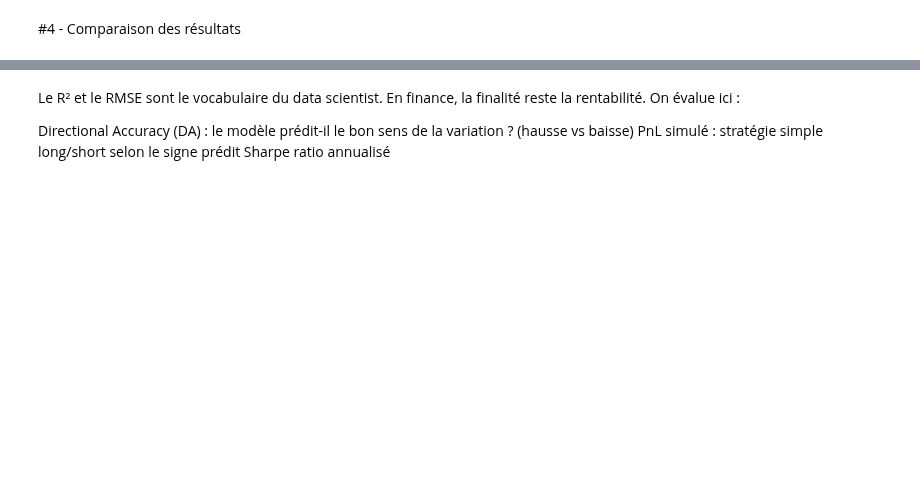
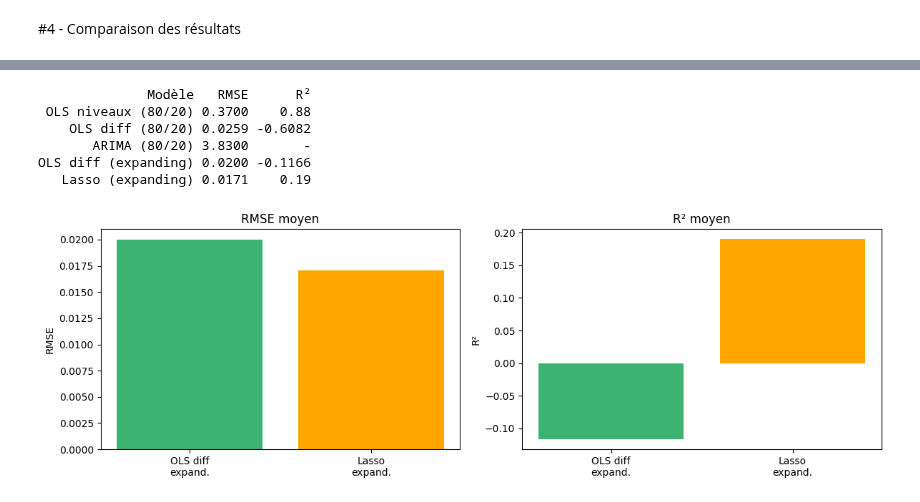
Before and after one commit to JibeyJB/Projet-DATA, a Jupyter notebook: Projet_DATA.ipynb, the cells around one changed output, grey strips where cells are left out. Saved outputs shown, nothing was run; the diff lists cells and outputs as text; code cells hidden in the pictures; blank space fills up the shorter version.

```diff
--- a/Projet_DATA.ipynb
+++ b/Projet_DATA.ipynb
@@ -1211,38 +1219,41 @@ plt.tight_layout(); plt.show()
 # %%
 # RMSE et R² moyens sur expanding window
 rmse_ols = df_ols_res["RMSE"].mean()
 r2_ols   = df_ols_res["R2"].mean()
 rmse_lasso = df_lasso_res["RMSE"].mean()
 r2_lasso   = df_lasso_res["R2"].mean()
 
 comparison = pd.DataFrame([
     {"Modèle": "OLS niveaux (80/20)", "RMSE": 0.37,              "R²": 0.88},
     {"Modèle": "OLS diff (80/20)",    "RMSE": round(float(rmse_d), 4), "R²": round(float(r2_d), 4)},
     {"Modèle": "ARIMA (80/20)",       "RMSE": 3.83,              "R²": "-"},
     {"Modèle": "OLS diff (expanding)","RMSE": round(rmse_ols, 4),  "R²": round(r2_ols, 4)},
     {"Modèle": "Lasso (expanding)",   "RMSE": round(rmse_lasso, 4),"R²": round(r2_lasso, 4)},
 ])
 print(comparison.to_string(index=False))
 
 # Bar charts
 fig, axes = plt.subplots(1, 2, figsize=(12, 4))
 
-labels = ["OLS\nniveaux", "OLS diff\n80/20", "ARIMA", "OLS diff\nexpand.", "Lasso\nexpand."]
-colors = ["steelblue", "cornflowerblue", "salmon", "mediumseagreen", "orange"]
+labels = ["OLS diff\nexpand.", "Lasso\nexpand."]
+colors = ["mediumseagreen", "orange"]
 
-axes[0].bar(labels, [0.37, round(float(rmse_d),4), 3.83, rmse_ols, rmse_lasso], color=colors)
-axes[0].set_title("RMSE"); axes[0].set_ylabel("RMSE")
+axes[0].bar(labels, [rmse_ols, rmse_lasso], color=colors)
+axes[0].set_title("RMSE moyen"); axes[0].set_ylabel("RMSE")
 
-r2_labels = ["OLS\nniveaux", "OLS diff\n80/20", "OLS diff\nexpand.", "Lasso\nexpand."]
-r2_vals   = [0.88, round(float(r2_d),4), r2_ols, r2_lasso]
-r2_colors = ["steelblue", "cornflowerblue", "mediumseagreen", "orange"]
+r2_labels = ["OLS diff\nexpand.", "Lasso\nexpand."]
+r2_vals   = [r2_ols, r2_lasso]
+r2_colors = ["mediumseagreen", "orange"]
 axes[1].bar(r2_labels, r2_vals, color=r2_colors)
-axes[1].set_title("R² (hors ARIMA)"); axes[1].set_ylabel("R²")
+axes[1].set_title("R² moyen"); axes[1].set_ylabel("R²")
 
-plt.tight_layout(); plt.show()
+plt.tight_layout()
+plt.show()
+# %% [output]
+              Modèle   RMSE      R²
+ OLS niveaux (80/20) 0.3700    0.88
+    OLS diff (80/20) 0.0259 -0.6082
+       ARIMA (80/20) 3.8300       -
+OLS diff (expanding) 0.0200 -0.1166
+   Lasso (expanding) 0.0171    0.19
+[figure, added]
-# %% [markdown]
-Le R² et le RMSE sont le vocabulaire du data scientist. En finance, la finalité reste la rentabilité. On évalue ici :
-
-Directional Accuracy (DA) : le modèle prédit-il le bon sens de la variation ? (hausse vs baisse)
-PnL simulé : stratégie simple long/short selon le signe prédit
-Sharpe ratio annualisé
```
Also changed, not shown: parts of 5 cells of this notebook.
